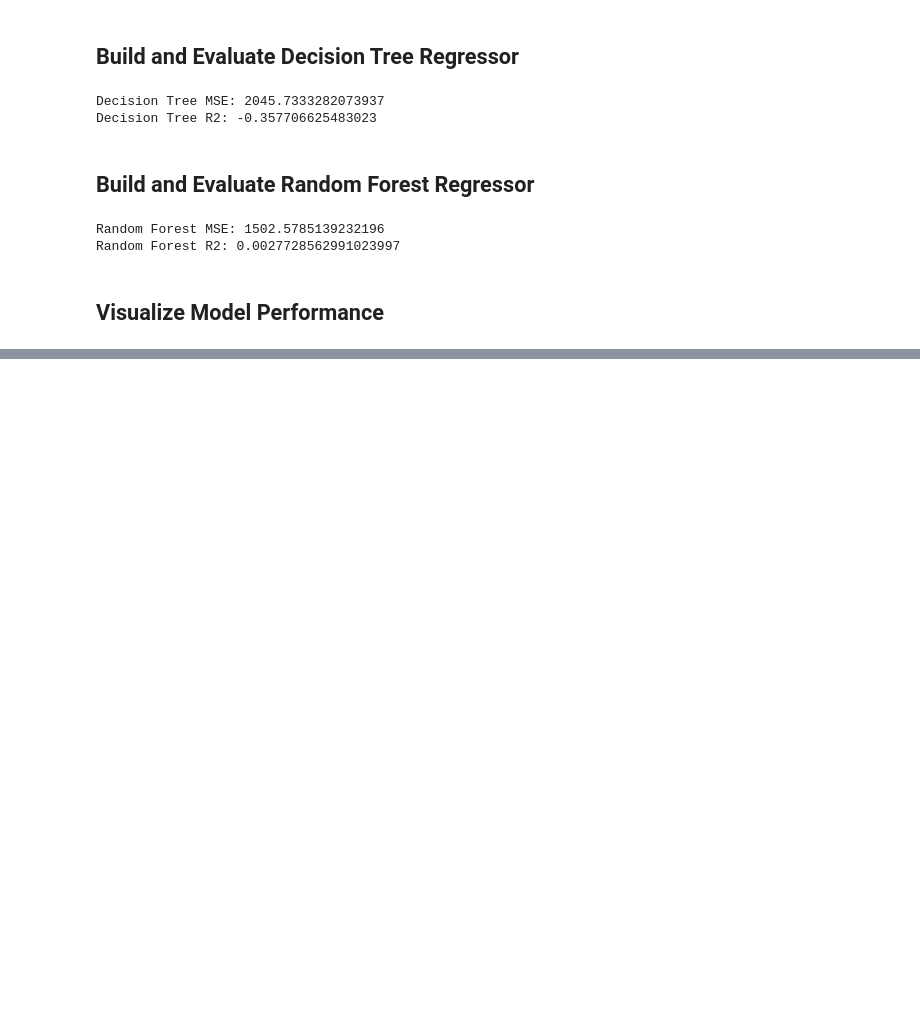
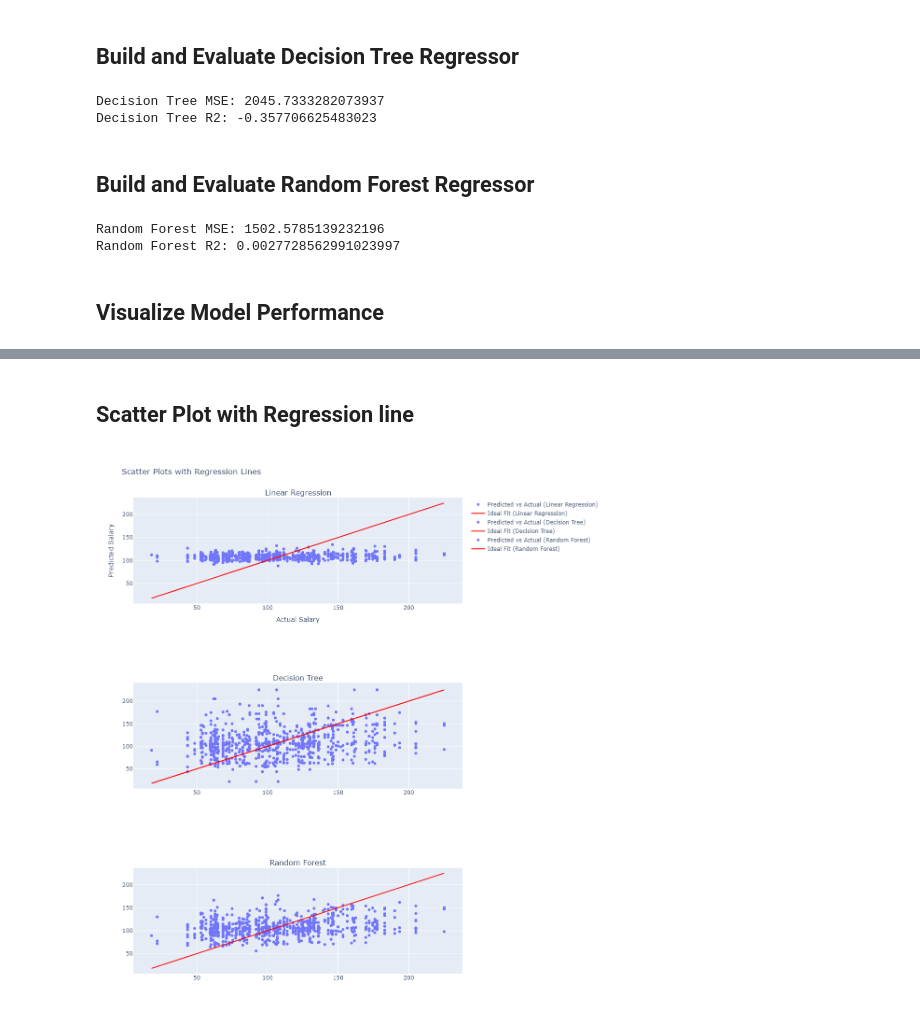
Before and after one commit to kris71028/mentorship-symphony-2024, a Jupyter notebook: notebooks/05_predictive_modeling.ipynb, the cells around one changed output, grey strips where cells are left out. Cells and saved outputs as stored; diff of their text form; code cells hidden in the pictures; blank space fills up the shorter version.

```diff
--- a/notebooks/05_predictive_modeling.ipynb
+++ b/notebooks/05_predictive_modeling.ipynb
@@ -137,0 +132,78 @@ plt.show()
+# %% [markdown]
+## Scatter Plot with Regression line
+# %%
+import plotly.graph_objects as go
+from plotly.subplots import make_subplots
+
+# Create subplots
+fig = make_subplots(
+    rows=3, cols=1,
+    subplot_titles=('Linear Regression', 'Decision Tree', 'Random Forest')
+)
+
+# Scatter Plot with Regression Line for Linear Regression
+fig.add_trace(go.Scatter(
+    x=y_test,
+    y=y_pred_lr,
+    mode='markers',
+    name='Predicted vs Actual (Linear Regression)',
+    opacity=0.5,
+    marker=dict(color='blue')
+), row=1, col=1)
+
+fig.add_trace(go.Scatter(
+    x=y_test,
+    y=y_test,
+    mode='lines',
+    name='Ideal Fit (Linear Regression)',
+    line=dict(color='red')
+), row=1, col=1)
+
+# Scatter Plot with Regression Line for Decision Tree
+fig.add_trace(go.Scatter(
+    x=y_test,
+    y=y_pred_tree,
+    mode='markers',
+    name='Predicted vs Actual (Decision Tree)',
+    opacity=0.5,
+    marker=dict(color='blue')
+), row=2, col=1)
+
+fig.add_trace(go.Scatter(
+    x=y_test,
+    y=y_test,
+    mode='lines',
+    name='Ideal Fit (Decision Tree)',
+    line=dict(color='red')
+), row=2, col=1)
+
+# Scatter Plot with Regression Line for Random Forest
+fig.add_trace(go.Scatter(
+    x=y_test,
+    y=y_pred_forest,
+    mode='markers',
+    name='Predicted vs Actual (Random Forest)',
+    opacity=0.5,
+    marker=dict(color='blue')
+), row=3, col=1)
+
+fig.add_trace(go.Scatter(
+    x=y_test,
+    y=y_test,
+    mode='lines',
+    name='Ideal Fit (Random Forest)',
+    line=dict(color='red')
+), row=3, col=1)
+
+# Update layout
+fig.update_layout(
+    height=1200,
+    title='Scatter Plots with Regression Lines',
+    xaxis_title='Actual Salary',
+    yaxis_title='Predicted Salary'
+)
+
+# Show the interactive plot
+fig.show()
+# %% [output]
+[figure, added]
```
Also changed, not shown: parts of 18 cells of this notebook.
